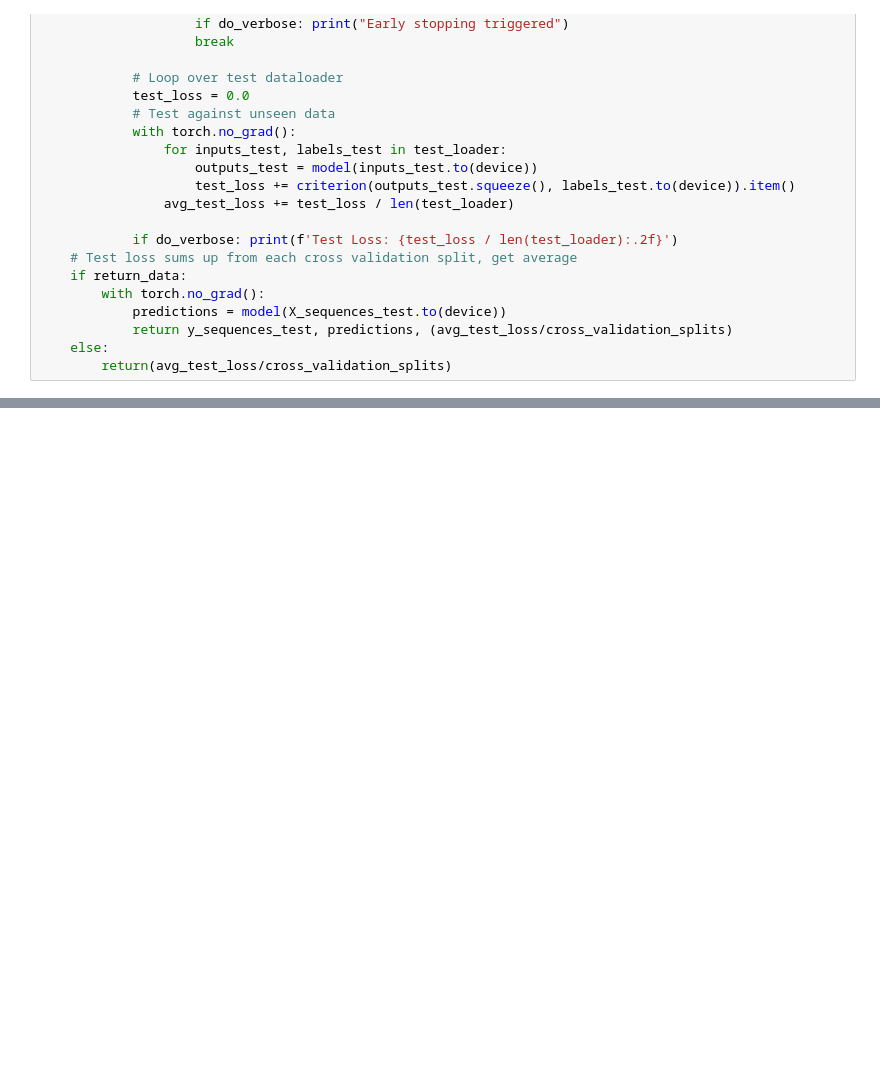
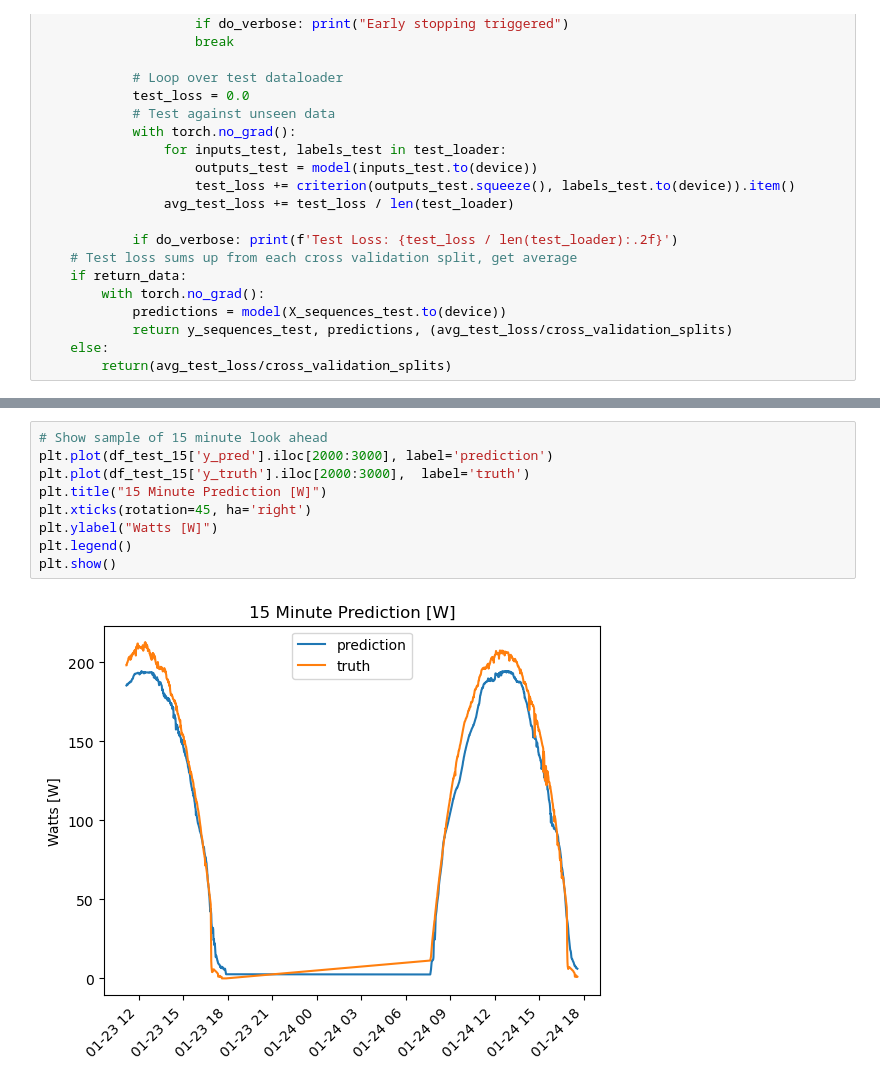
Before and after one commit to navanodonavan/MSAAI530_Final_Project_G6, a Jupyter notebook: MSAAI530_Final_Project_LSTM_Regression.ipynb, the cells around one changed output, grey strips where cells are left out. Drawn from its saved outputs; the diff is of its cells as text; blank space fills up the shorter version.

```diff
--- a/MSAAI530_Final_Project_LSTM_Regression.ipynb
+++ b/MSAAI530_Final_Project_LSTM_Regression.ipynb
@@ -447 +544,12 @@ plt.show()
+# %%
+# Show sample of 15 minute look ahead
+plt.plot(df_test_15['y_pred'].iloc[2000:3000], label='prediction')
+plt.plot(df_test_15['y_truth'].iloc[2000:3000],  label='truth')
+plt.title("15 Minute Prediction [W]")
+plt.xticks(rotation=45, ha='right')
+plt.ylabel("Watts [W]")
+plt.legend()
+plt.show()
+# %% [output]
+[figure, added]
 # %%
```
Also changed, not shown: parts of 18 cells of this notebook, 4 other files.
